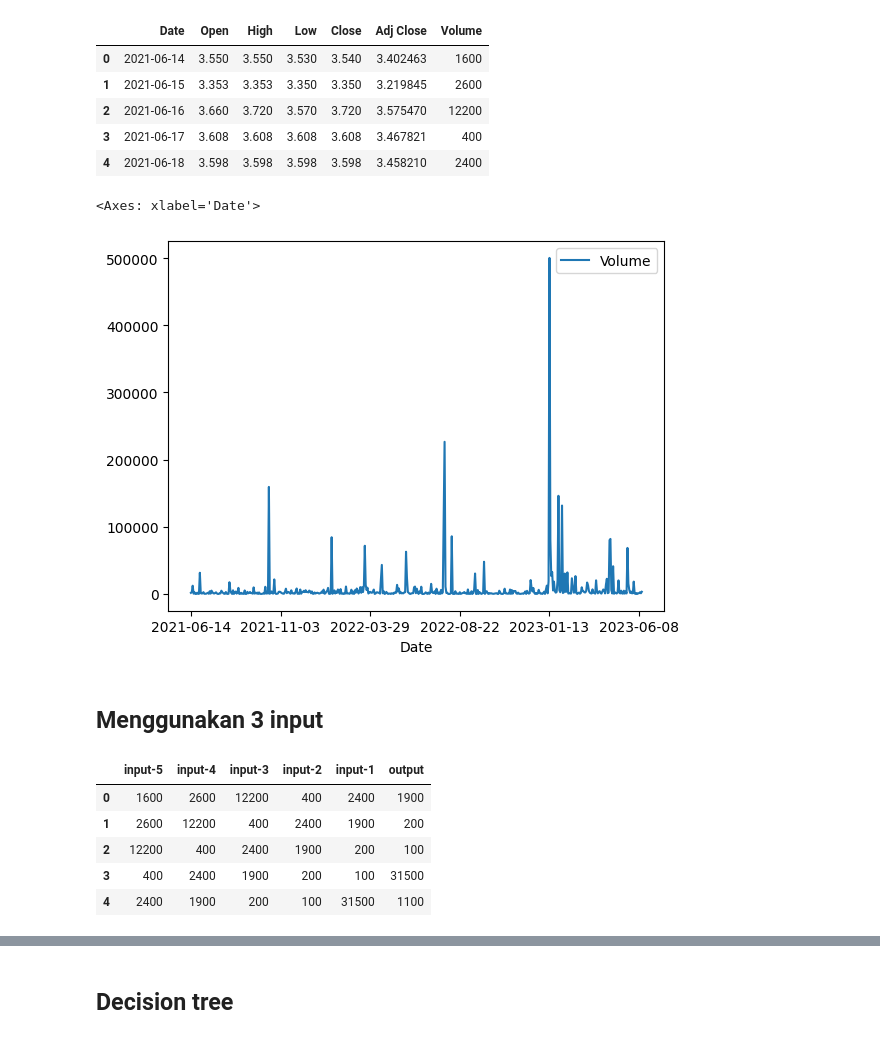
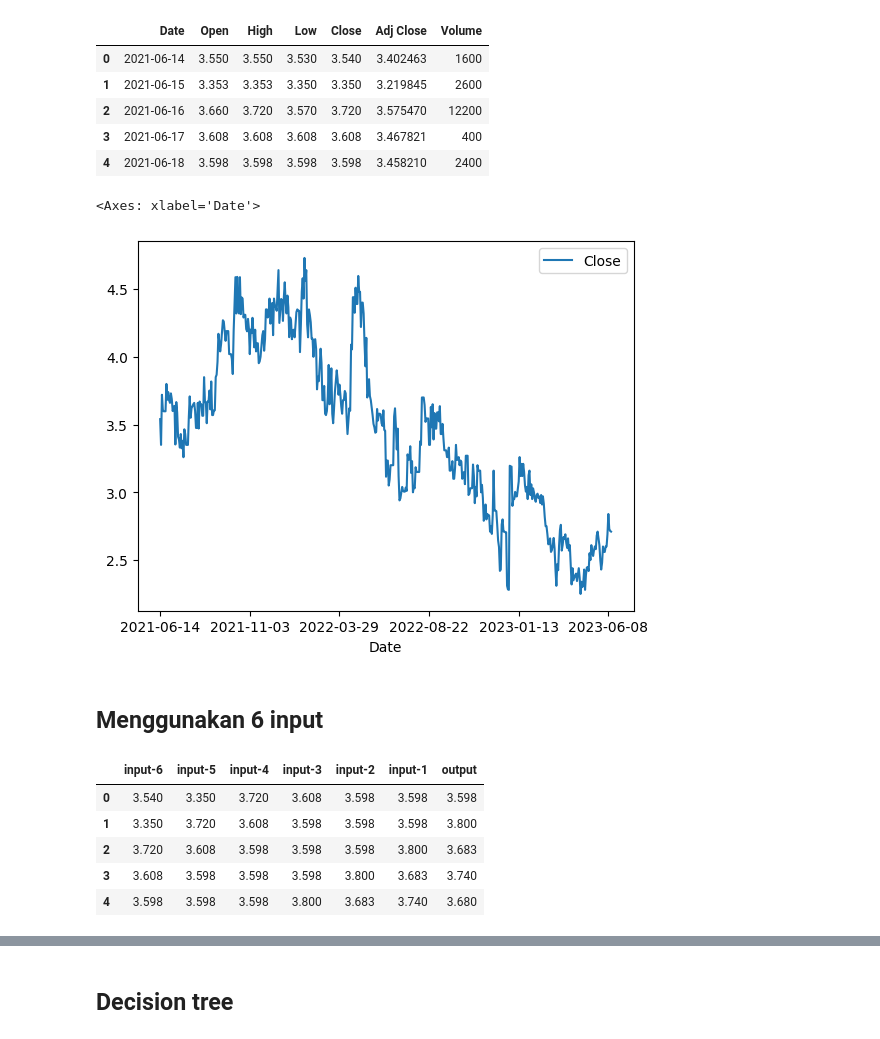
Before and after one commit to fadetul-f/ProjectUasXL, a Jupyter notebook: Model.ipynb, the cells around one changed output, grey strips where cells are left out. Cells and saved outputs as stored; diff of their text form; code cells hidden in the pictures.

```diff
--- a/Model.ipynb
+++ b/Model.ipynb
@@ -14,10 +14,10 @@ data.head(5)
 | 3 | 2021-06-17 | 3.608 | 3.608 | 3.608 | 3.608 | 3.467821 | 400 |
 | 4 | 2021-06-18 | 3.598 | 3.598 | 3.598 | 3.598 | 3.458210 | 2400 |
 # %%
-data.plot(x="Date", y="Volume")
+data.plot(x="Date", y="Close")
 # %% [output]
 <Axes: xlabel='Date'>
-[figure, old version]
+[figure, new version]
 # %%
 # memebersihkan data yang 0
 def clean(data):
@@ -59,9 +59,9 @@ def split_sequence(sequence, n_steps):
 # %% [markdown]
-## Menggunakan 3 input
+## Menggunakan 6 input
 # %%
-inp_param = 5
+inp_param = 6
 data_clean = clean(data)
-volume = data_clean['Volume'].values
+volume = data_clean['Close'].values
 X, y = split_sequence(volume, inp_param)
 
 # column names to X and y data frames
@@ -73,12 +73,12 @@ df = pd.concat([df_X, df_y], axis=1)
 
 df.head()
 # %% [output]
-|  | input-5 | input-4 | input-3 | input-2 | input-1 | output |
-| 0 | 1600 | 2600 | 12200 | 400 | 2400 | 1900 |
-| 1 | 2600 | 12200 | 400 | 2400 | 1900 | 200 |
-| 2 | 12200 | 400 | 2400 | 1900 | 200 | 100 |
-| 3 | 400 | 2400 | 1900 | 200 | 100 | 31500 |
-| 4 | 2400 | 1900 | 200 | 100 | 31500 | 1100 |
+|  | input-6 | input-5 | input-4 | input-3 | input-2 | input-1 | output |
+| 0 | 3.540 | 3.350 | 3.720 | 3.608 | 3.598 | 3.598 | 3.598 |
+| 1 | 3.350 | 3.720 | 3.608 | 3.598 | 3.598 | 3.598 | 3.800 |
+| 2 | 3.720 | 3.608 | 3.598 | 3.598 | 3.598 | 3.800 | 3.683 |
+| 3 | 3.608 | 3.598 | 3.598 | 3.598 | 3.800 | 3.683 | 3.740 |
+| 4 | 3.598 | 3.598 | 3.598 | 3.800 | 3.683 | 3.740 | 3.680 |
 # %%
 # Split data
 training = pd.DataFrame(df.iloc[:359, :].values)
```
Also changed, not shown: parts of 19 cells of this notebook.
